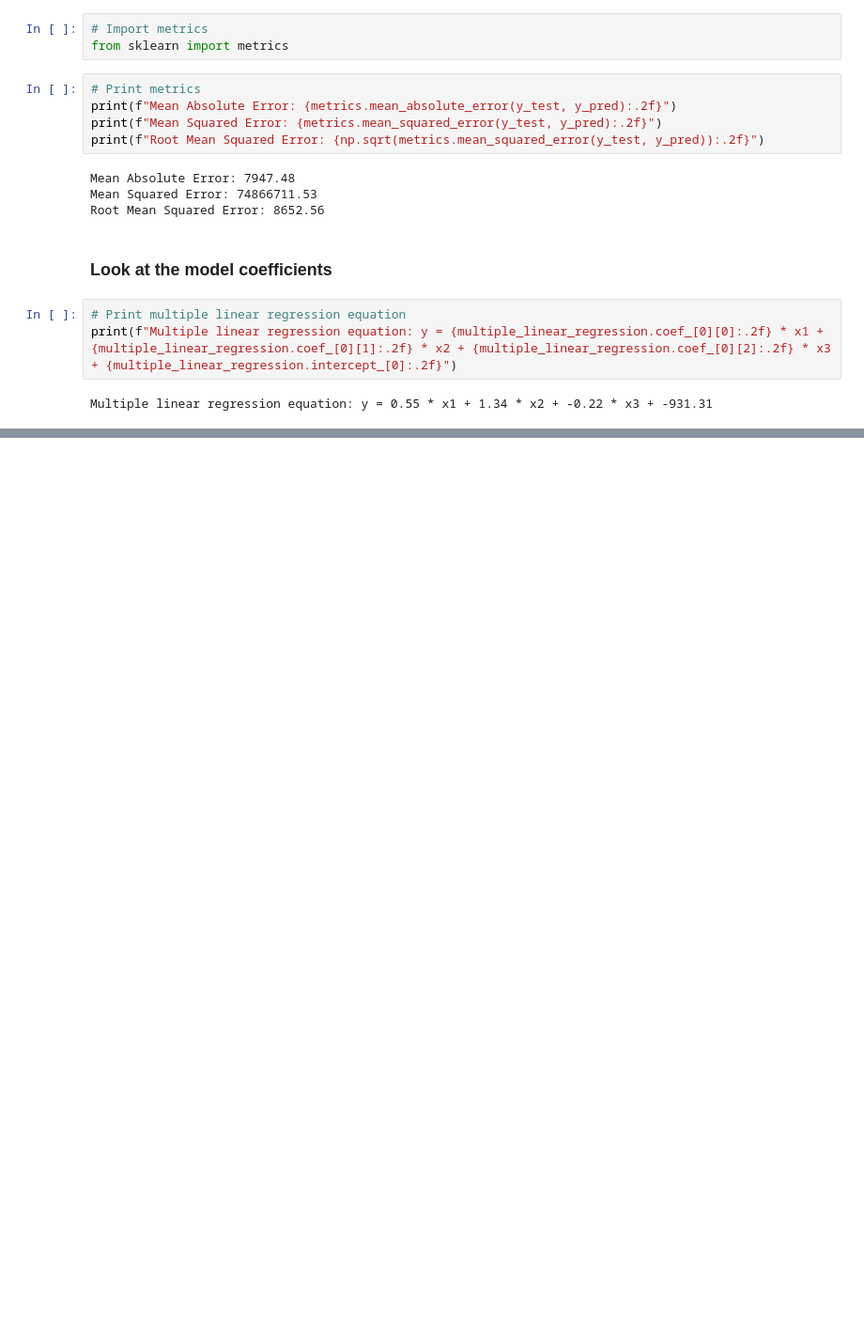
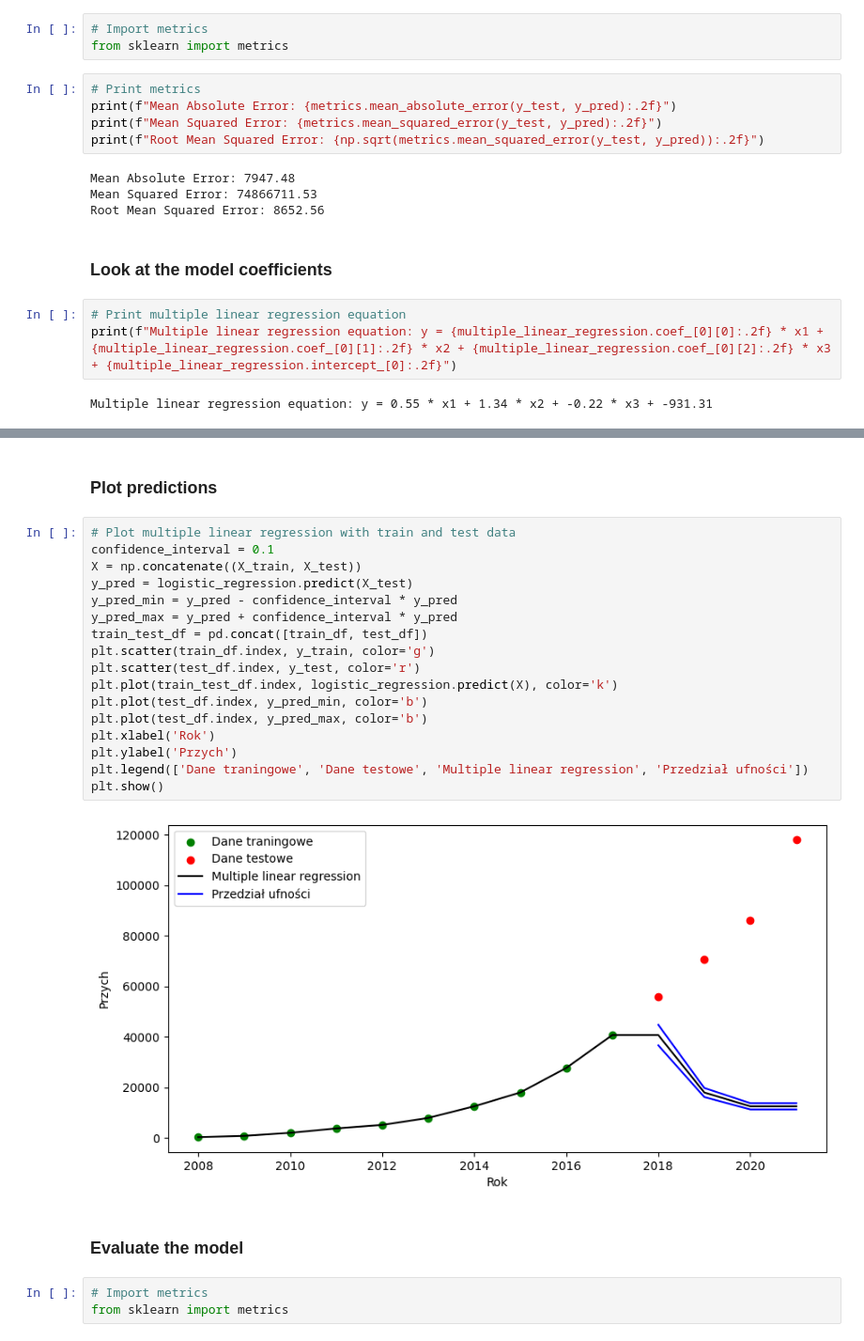
Before and after one commit to KubiakJakub01/data-mining-methods, a Jupyter notebook: notebooks/med_lab_1_2.ipynb, the cells around one changed output, grey strips where cells are left out. Shown at 94% size. Drawn from its saved outputs; the diff is of its cells as text; blank space fills up the shorter version.

```diff
--- a/notebooks/med_lab_1_2.ipynb
+++ b/notebooks/med_lab_1_2.ipynb
@@ -288,0 +354,26 @@ Multiple linear regression equation: y = 0.55 * x1 + 1.34 * x2 + -0.22 * x3 + -9
+# %% [markdown]
+### Plot predictions
+# %%
+# Plot multiple linear regression with train and test data
+confidence_interval = 0.1
+X = np.concatenate((X_train, X_test))
+y_pred = logistic_regression.predict(X_test)
+y_pred_min = y_pred - confidence_interval * y_pred
+y_pred_max = y_pred + confidence_interval * y_pred
+train_test_df = pd.concat([train_df, test_df])
+plt.scatter(train_df.index, y_train, color='g')
+plt.scatter(test_df.index, y_test, color='r')
+plt.plot(train_test_df.index, logistic_regression.predict(X), color='k')
+plt.plot(test_df.index, y_pred_min, color='b')
+plt.plot(test_df.index, y_pred_max, color='b')
+plt.xlabel('Rok')
+plt.ylabel('Przych')
+plt.legend(['Dane traningowe', 'Dane testowe', 'Multiple linear regression', 'Przedział ufności'])
+plt.show()
+# %% [output]
+[figure, added]
+# %% [markdown]
+### Evaluate the model
+# %%
+# Import metrics
+from sklearn import metrics
```
Also changed, not shown: parts of 13 cells of this notebook.
